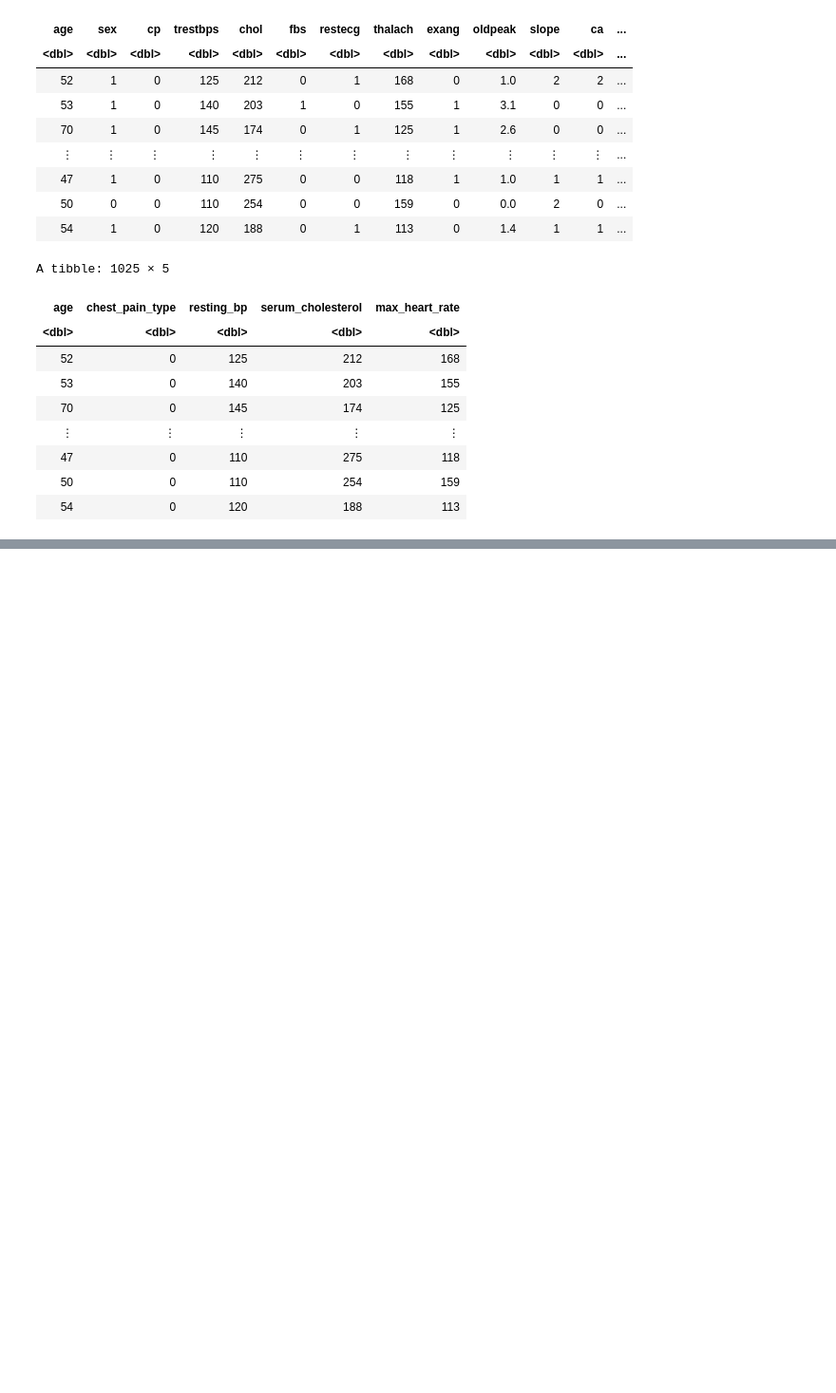
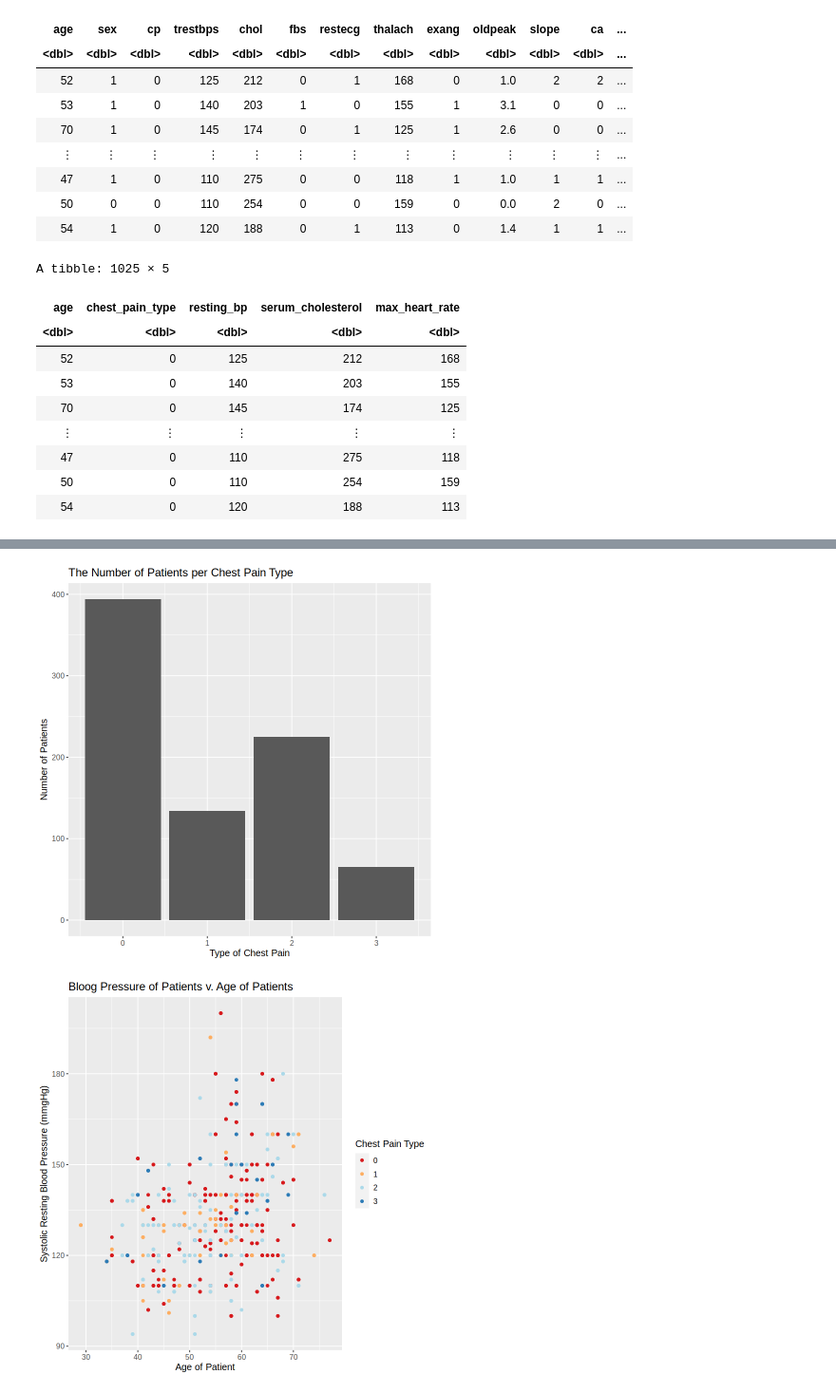
Before and after one commit to BurakMOzkan/DSCI100_group_3, a Jupyter notebook: wrangling_code.ipynb, the cells around one changed output, grey strips where cells are left out. Shown: that part at 95% size. Drawn from its saved outputs; the diff is of its cells as text; code cells hidden in the pictures; blank space fills up the shorter version.

Commit message:
wrangling_done
just need to review and add more figures

```diff
--- a/wrangling_code.ipynb
+++ b/wrangling_code.ipynb
@@ -9,5 +10,5 @@ library(tidymodels)
 # %%
-url <- read_csv("https://raw.githubusercontent.com/BurakMOzkan/DSCI100_group_3/main/heart.csv?token=GHSAT0AAAAAACJLJJFX6MODRMZYMQVYRZCMZJZYLWQ")
+url <- read_csv("https://raw.githubusercontent.com/BurakMOzkan/DSCI100_group_3/main/heart.csv?token=GHSAT0AAAAAACJLJJFWYOFYBYRAIITH3IOKZJ4BTPA")
 url
 # %% [output]
 Rows: 1025 Columns: 14
@@ -46,3 +47,10 @@ A tibble: 1025 × 5
 | 47 | 0 | 110 | 275 | 118 |
 | 50 | 0 | 110 | 254 | 159 |
 | 54 | 0 | 120 | 188 | 113 |
+# %%
+# Splitting data into the training and testing data sets:
+
+hd_split <- initial_split(heart_disease, prop = 0.80, strata = chest_pain_type)
+hd_train <- training(hd_split)
+hd_test <- testing(hd_split)
+glimpse(hd_train)
@@ -48,0 +93,24 @@ A tibble: 1025 × 5
+# %%
+# Bar graph for the chest pain type:
+
+chest_pain_bar <- hd_train |>
+                  ggplot(aes(x = chest_pain_type)) +
+                  geom_bar() +
+                  labs(x = "Type of Chest Pain", y = "Number of Patients",  fill = "Chest Pain Type") +
+                  ggtitle("The Number of Patients per Chest Pain Type") +
+                  theme(text = element_text(size = 12))
+chest_pain_bar
+
+# Visualizing each predictor against age and grouping with regards to the chest pain type:
+
+resting_bp_plot <- hd_train |>
+                   ggplot(aes(x = age, y = resting_bp, color = as_factor(chest_pain_type))) +
+                   geom_point() +
+                   labs(x = "Age of Patient", y = "Systolic Resting Blood Pressure (mmgHg)",  color = "Chest Pain Type") +
+                   ggtitle("Bloog Pressure of Patients v. Age of Patients") +
+                   theme(text = element_text(size = 12), legend.position = "right", legend.direction = "vertical") +
+                   scale_color_brewer(palette = "RdYlBu")
+resting_bp_plot
+# %% [output]
+[figure, added]
+[figure, added]
```
Also changed, not shown: parts of 3 cells of this notebook.
